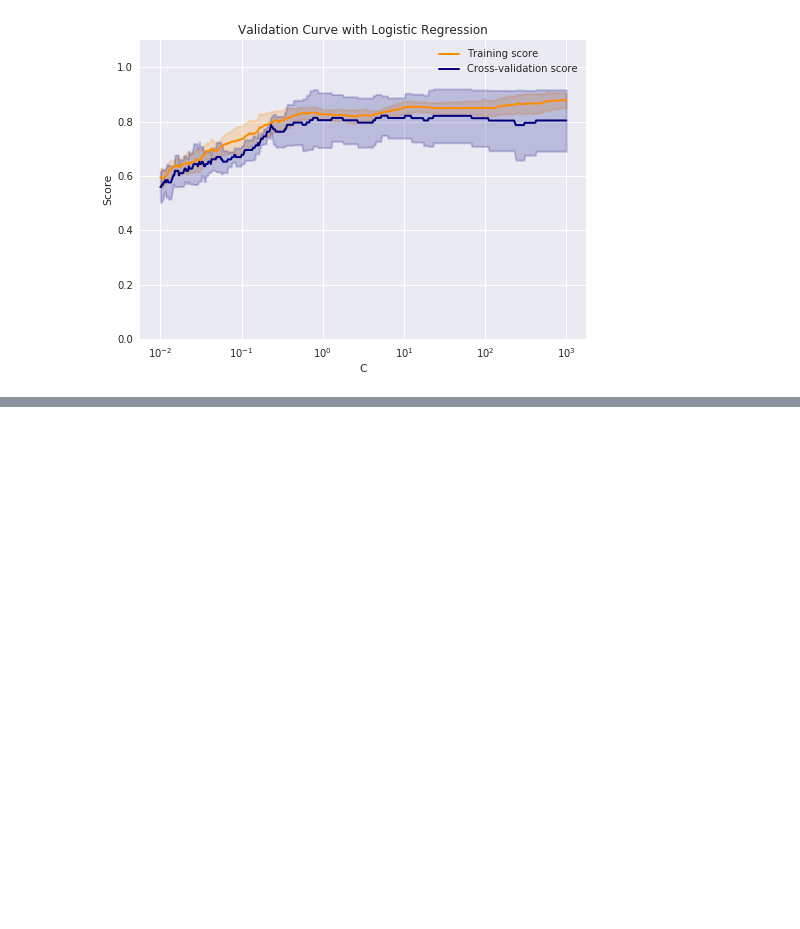
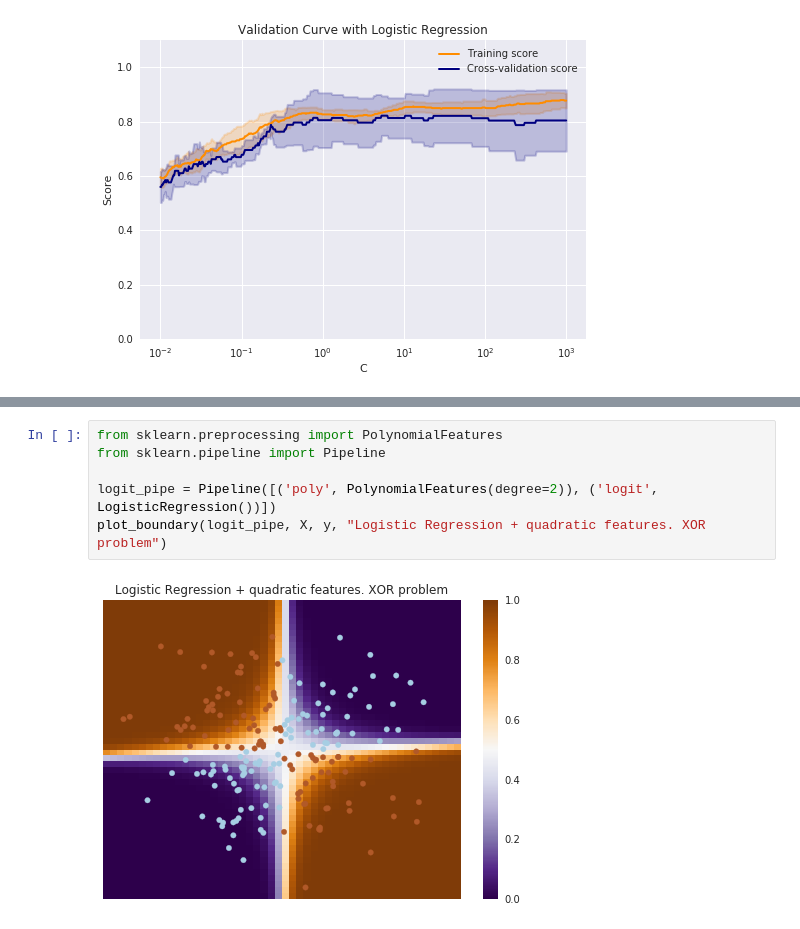
Before and after one commit to millioner/mlcourse_open, a Jupyter notebook: jupyter_notebooks/topic04_linear_models/Learning.ipynb, the cells around one changed output, grey strips where cells are left out. Cells and saved outputs as stored; diff of their text form; blank space fills up the shorter version.

```diff
--- a/jupyter_notebooks/topic04_linear_models/Learning.ipynb
+++ b/jupyter_notebooks/topic04_linear_models/Learning.ipynb
@@ -206,0 +244,8 @@ plt.show()
+# %%
+from sklearn.preprocessing import PolynomialFeatures
+from sklearn.pipeline import Pipeline
+
+logit_pipe = Pipeline([('poly', PolynomialFeatures(degree=2)), ('logit', LogisticRegression())])
+plot_boundary(logit_pipe, X, y, "Logistic Regression + quadratic features. XOR problem")
+# %% [output]
+[figure, added]
```
Also changed, not shown: parts of 4 cells of this notebook.
